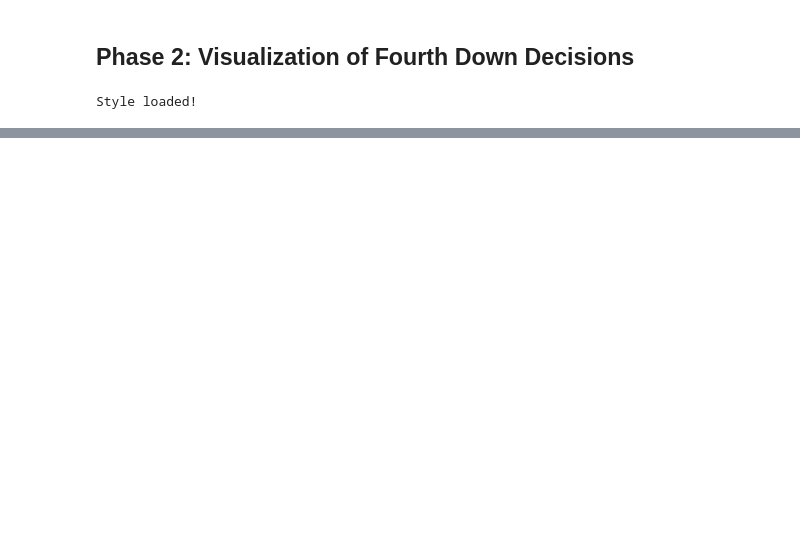
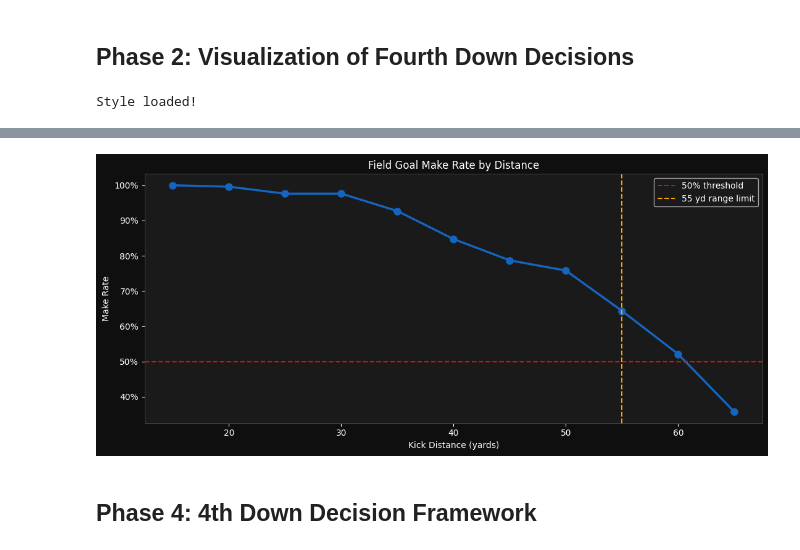
Before and after one commit to ConnorDonovan/NFL-4th-down-decision-modeling, a Jupyter notebook: nfl_4th_down.ipynb, the cells around one changed output, grey strips where cells are left out. Cells and saved outputs as stored; diff of their text form; code cells hidden in the pictures; blank space fills up the shorter version.

```diff
--- a/nfl_4th_down.ipynb
+++ b/nfl_4th_down.ipynb
@@ -189,0 +293,10 @@ plt.show()
+# %%
+fg_plays = pbp[
+    (pbp['play_type'] =='field_goal') &
+    (pbp['field_goal_result'].isin(['made', 'missed']))
+].copy()
+
+fg_plays['made'] = (fg_plays['field_goal_result'] == 'made').astype(int)
+
+print(f"Total field goal attempts: {len(fg_plays)}")
+print(f"Overall make rate: {fg_plays['made'].mean():.1%}")
@@ -189,0 +306,14 @@ plt.show()
+# %%
+fg_plays['dist_bin'] = (fg_plays['kick_distance'] // 5) * 5 #// is floor divisor, so, rounding each distance to the nearest 5 yd bin.
+
+fg_by_dist = (
+    fg_plays.groupby('dist_bin')
+    .agg(
+        make_rate=('made', 'mean'),
+        n=('made', 'count')
+    )
+    .reset_index()
+    .query('n >= 10')
+)
+
+fg_by_dist
@@ -189,0 +333,18 @@ plt.show()
+# %%
+plt.figure(figsize=(11,5))
+plt.plot(fg_by_dist['dist_bin'], fg_by_dist['make_rate']*100,
+        'o-', color='#1565C0', linewidth=2.5, markersize=8)
+plt.axhline(50, color = 'red', linestyle='--', linewidth=1.5, label='50% threshold')
+plt.axvline(55, color = 'orange', linestyle='--', linewidth=1.5, label='55 yd range limit')
+plt.title('Field Goal Make Rate by Distance')
+plt.xlabel('Kick Distance (yards)')
+plt.ylabel('Make Rate')
+plt.gca().yaxis.set_major_formatter(mticker.PercentFormatter())
+plt.legend()
+
+plt.tight_layout()
+plt.show()
+# %% [output]
+[figure, added]
+# %% [markdown]
+## Phase 4: 4th Down Decision Framework
```
Also changed, not shown: parts of 28 cells of this notebook.
